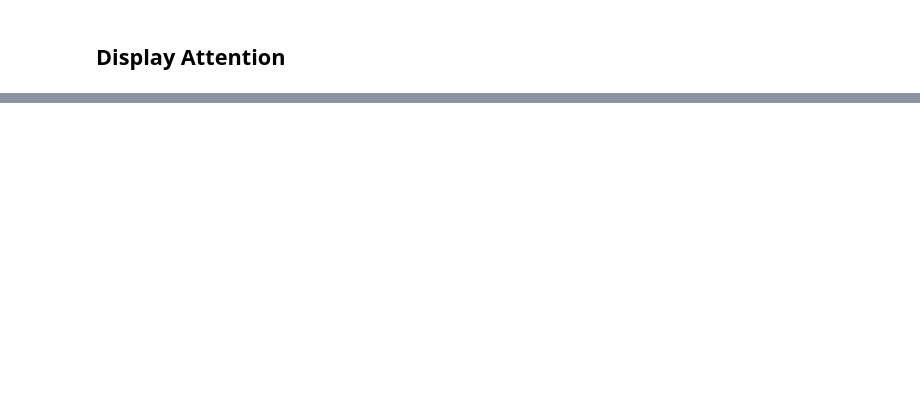
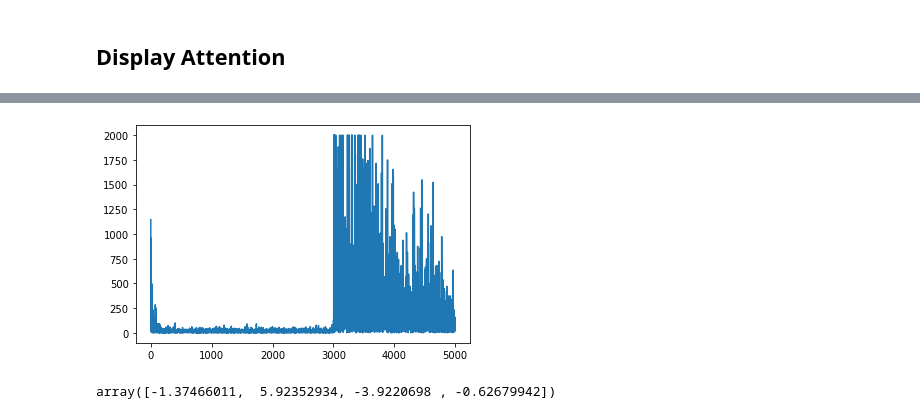
Before and after one commit to covector/AOAOC, a Jupyter notebook: code/Experiment.ipynb, the cells around one changed output, grey strips where cells are left out. Cells and saved outputs as stored; diff of their text form; code cells hidden in the pictures; blank space fills up the shorter version.

```diff
--- a/code/Experiment.ipynb
+++ b/code/Experiment.ipynb
@@ -277,0 +260,9 @@ viz.showAttention(options)
+# %%
+plt.plot(stepRec)
+plt.show()
+# %% [output]
+[figure, added]
+# %%
+options[0].policy.internalPI.weights[0]
+# %% [output]
+array([-1.37466011,  5.92352934, -3.9220698 , -0.62679942])
```
Also changed, not shown: parts of 13 cells of this notebook, 9 other files.
